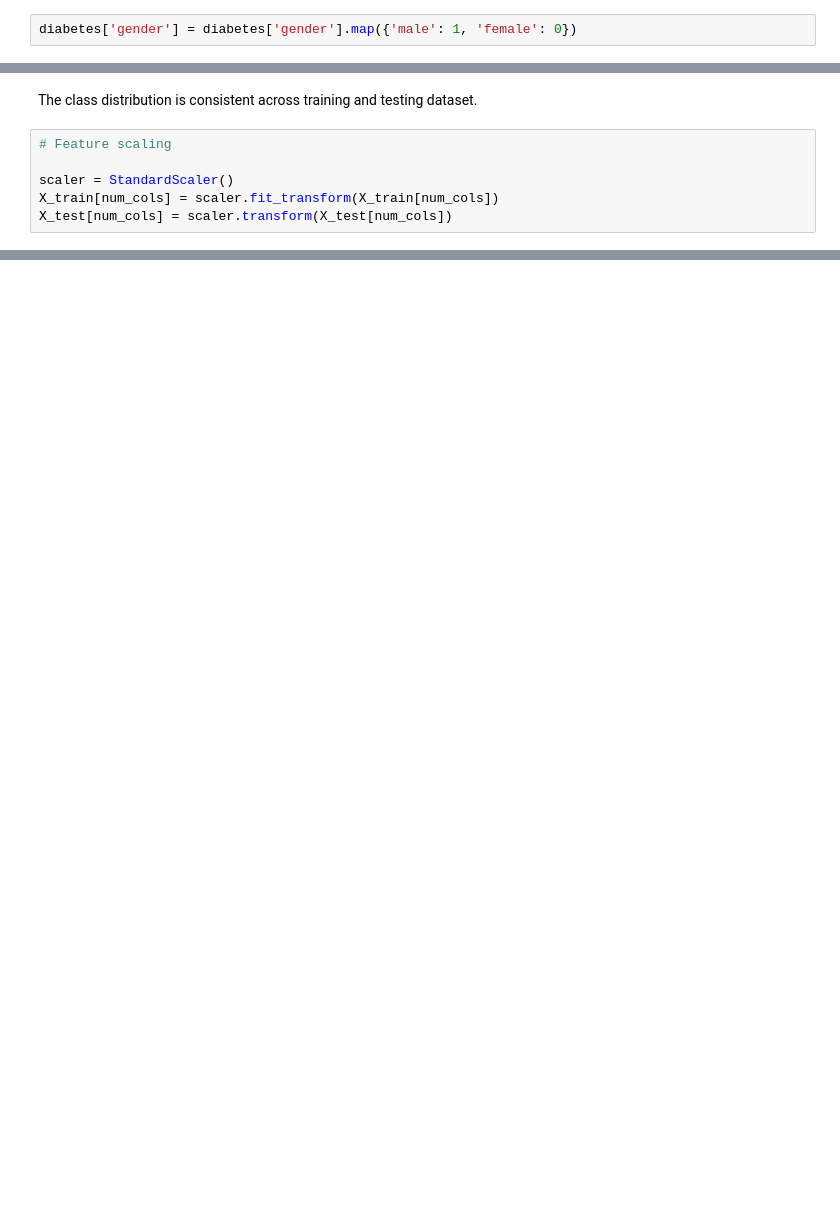
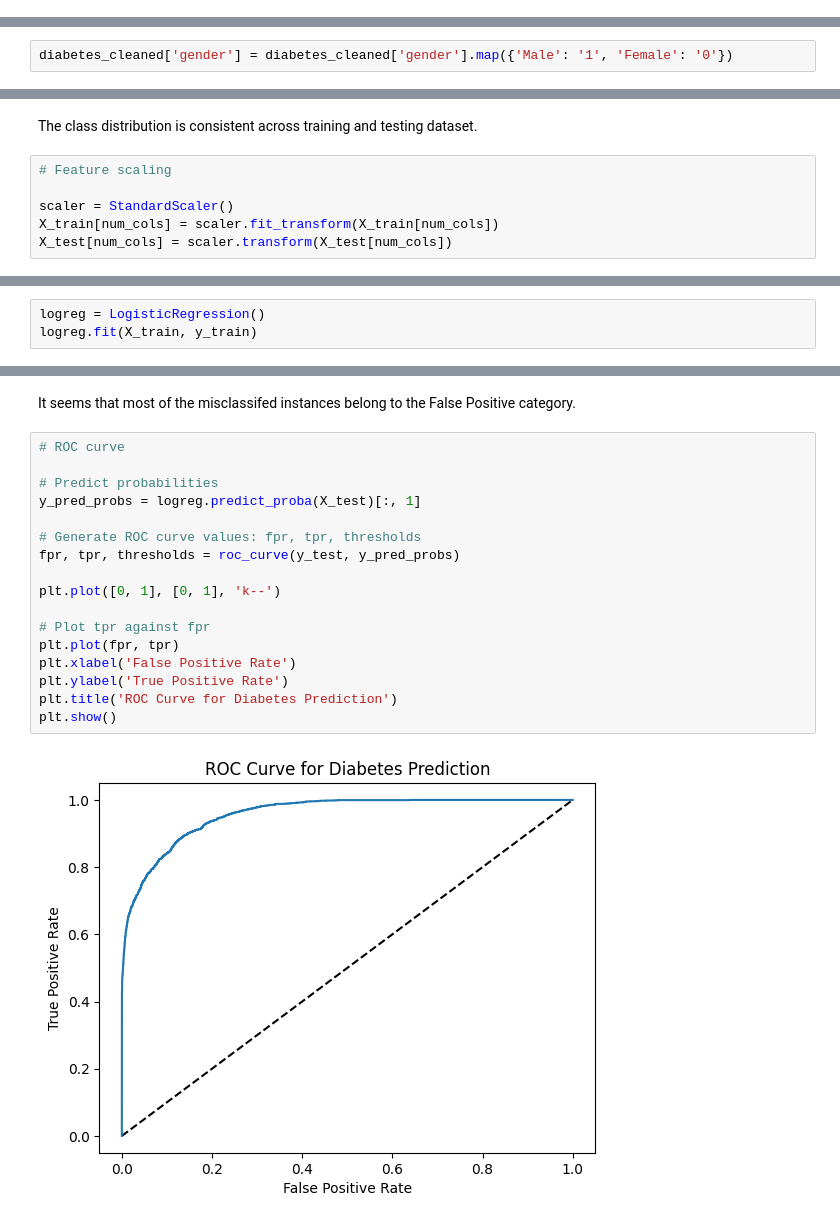
Before and after one commit to minhvyha/PredictifyMeNoteBook, a Jupyter notebook: diabetes_prediction.ipynb, the cells around one changed output, grey strips where cells are left out. Drawn from its saved outputs; the diff is of its cells as text; blank space fills up the shorter version.

Commit message:
Add logistic regression, neural network, and decision tree

```diff
--- a/diabetes_prediction.ipynb
+++ b/diabetes_prediction.ipynb
@@ -124,5 +124,3 @@ The 'gender' column is now binary, we would like to convert it to an integer fea
-# %%
-diabetes['gender'] = diabetes['gender'].map({'male': 1, 'female': 0})
 # %%
 # Relative frequency for the feature 'smoking_history'
 print((diabetes['smoking_history'].value_counts()*100/len(diabetes)).round(2))
@@ -141,0 +142,2 @@ diabetes_cleaned = diabetes[diabetes['gender'] != 'Other']
+# %%
+diabetes_cleaned['gender'] = diabetes_cleaned['gender'].map({'Male': '1', 'Female': '0'})
@@ -215,0 +226,3 @@ X_test[num_cols] = scaler.transform(X_test[num_cols])
+# %%
+logreg = LogisticRegression()
+logreg.fit(X_train, y_train)
@@ -215,0 +252,21 @@ X_test[num_cols] = scaler.transform(X_test[num_cols])
+# %% [markdown]
+It seems that most of the misclassifed instances belong to the False Positive category.
+# %%
+# ROC curve
+
+# Predict probabilities
+y_pred_probs = logreg.predict_proba(X_test)[:, 1]
+
+# Generate ROC curve values: fpr, tpr, thresholds
+fpr, tpr, thresholds = roc_curve(y_test, y_pred_probs)
+
+plt.plot([0, 1], [0, 1], 'k--')
+
+# Plot tpr against fpr
+plt.plot(fpr, tpr)
+plt.xlabel('False Positive Rate')
+plt.ylabel('True Positive Rate')
+plt.title('ROC Curve for Diabetes Prediction')
+plt.show()
+# %% [output]
+[figure, added]
```
Also changed, not shown: parts of 31 cells of this notebook.
